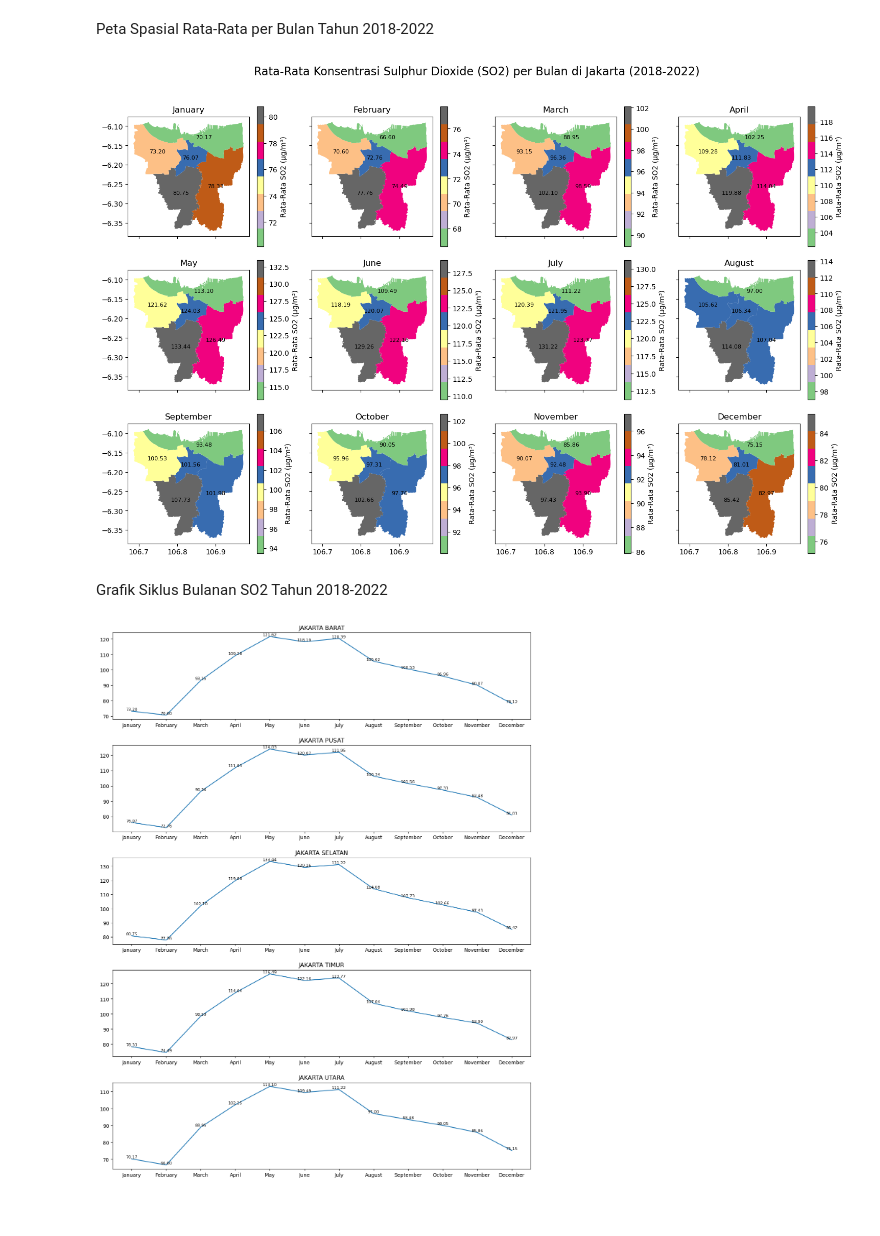
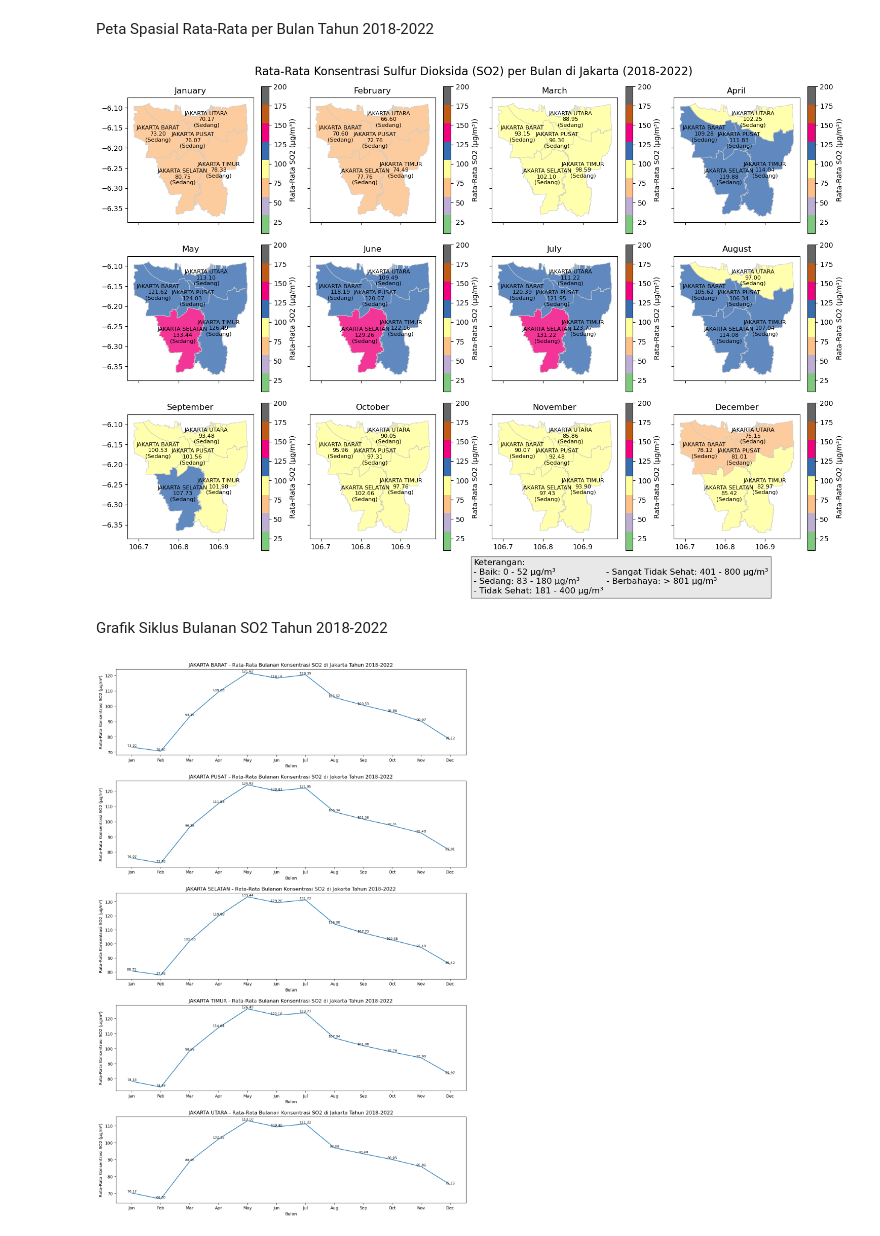
Before and after one commit to Putrizhn/script_putri, a Jupyter notebook: SO_2/result_so2_noyear.ipynb, the cells around one changed output. Cells and saved outputs as stored; diff of their text form; code cells hidden in the pictures; blank space fills up the shorter version.

```diff
--- a/SO_2/result_so2_noyear.ipynb
+++ b/SO_2/result_so2_noyear.ipynb
@@ -97,36 +97,55 @@ Index(['PROVNO', 'KABKOTNO', 'PROVINSI', 'KABKOT', 'geometry', 'index',
 # %% [markdown]
 Peta Spasial Rata-Rata per Bulan Tahun 2018-2022
 # %%
-import calendar
+# Function to determine the category based on PM10 value
+def kategoriPSU(nilai):
+    if nilai <= 52:
+        return "Baik"
+    elif nilai <= 180:
+        return "Sedang"
+    elif nilai <= 400:
+        return "Tidak Sehat"
+    elif nilai <= 800:
+        return "Sangat Tidak Sehat"
+    else:
+        return "Berbahaya"
 
 # Create a figure with subplots for each month
 fig, axs = plt.subplots(3, 4, figsize=(15, 10), sharex=True, sharey=True)
-fig.suptitle('Rata-Rata Konsentrasi Sulphur Dioxide (SO2) per Bulan di Jakarta (2018-2022)', fontsize=16)
+fig.suptitle('Rata-Rata Konsentrasi Sulfur Dioksida (SO2) per Bulan di Jakarta (2018-2022)', fontsize=16)
 
 # Iterate through each month and plot the data
 for month, ax in zip(range(1, 13), axs.flatten()):
     # Filter data for the current month
     data_monthly = polygon_result[polygon_result['month'] == month]
 
-    # Plot the map for the current month
-    data_monthly.plot(ax=ax, column="so2", legend=True, legend_kwds={"label": "Rata-Rata SO2 (µg/m³)"})
+    # Plot the map for the current month with custom color range
+    data_monthly.plot(ax=ax, column="so2", legend=True, legend_kwds={"label": "Rata-Rata SO2 (µg/m³))"},
+                      vmin=10, vmax=200, cmap="Accent", linewidth=0.8, edgecolor="0.8", alpha=0.8)
 
-    # Annotate each polygon with average SO2 value
+    # Annotate each polygon with average PM25 value and PSU category
     for idx, row in data_monthly.iterrows():
-        ax.text(row.geometry.centroid.x, row.geometry.centroid.y, f"{row['so2']:.2f}", fontsize=8, ha='center', va='center')
+        nilai_so2 = row['so2']
+        category = kategoriPSU(nilai_so2)
+        ax.text(row.geometry.centroid.x, row.geometry.centroid.y,
+                f"{row['KABKOT']}\n{nilai_so2:.2f}\n({category})",
+                fontsize=8, ha='center', va='center')
 
-    ax.set_title(calendar.month_name[month])  # Menggunakan modul calendar untuk mendapatkan nama bulan
+    ax.set_title(calendar.month_name[month])  # Using the calendar module to get the month name
+
+# Add a description below the entire map
+overall_description = f"Keterangan:\n- Baik: 0 - 52 µg/m³                   - Sangat Tidak Sehat: 401 - 800 µg/m³\n- Sedang: 83 - 180 µg/m³          - Berbahaya: > 801 µg/m³\n- Tidak Sehat: 181 - 400 µg/m³"
+
+# Add a text box below all the subplots
+fig.text(0.5, -0.06, overall_description, ha='left', fontsize=12, bbox=dict(facecolor='lightgrey', alpha=0.5))
 
 # Adjust layout
-plt.tight_layout(rect=[0, 0, 1, 0.96])
-
-cmap = plt.get_cmap('Accent')
-plt.set_cmap(cmap)
+plt.tight_layout(rect=[0, 0, 1, 1])
 
 # Show the plot
 plt.show()
 # %% [output]
-[figure, old version]
+[figure, new version]
 # %% [markdown]
 Grafik Siklus Bulanan SO2 Tahun 2018-2022
 # %%
@@ -134,28 +153,33 @@ dissolved_result_df['month_name'] = pd.to_datetime(dissolved_result_df['month'],
 
 dissolved_result_df = dissolved_result_df.set_index('month_name')
 # %%
-fig = plt.figure(figsize=(15, 60))
+import calendar
+
+fig, axs = plt.subplots(nrows=5, ncols=1, figsize=(15, 23))
 cities = list(dissolved_result_df['KABKOT'].unique())
 
-# Iterate through each month and plot the data
-for city, ax in zip(cities, range(1, 6)):
-    # Filter data for the current wilayah admin
+# Iterate through each city and plot the data
+for city, ax in zip(cities, axs):
+    # Filter data for the current city
     data_city = dissolved_result_df[dissolved_result_df['KABKOT'] == city]
 
-    # Plot the map for the current kabkot
-    fig.add_subplot(15, 1, ax)
-    plt.plot(data_city['so2'])
-    plt.title(city)
+    # Plot the map for the current city
+    ax.plot(data_city['so2'])
+    ax.set_title(f'{city} - Rata-Rata Bulanan Konsentrasi SO2 di Jakarta Tahun 2018-2022')
+    ax.set_xlabel('Bulan')
+    ax.set_ylabel('Rata-Rata Konsentrasi SO2 (μg/m³)')
+    ax.set_xticks(range(0, 12))  # Adjusted to start from 0
+    ax.set_xticklabels([calendar.month_abbr[i] for i in range(1, 13)])
 
-    # Annotate the average So2 value for each month
+    # Annotate the average PM2.5 value for each month
     for month in range(1, 13):
         avg_so2_monthly = data_city[data_city['month'] == month]['so2'].mean()
-        plt.text(month - 1, avg_so2_monthly, f"{avg_so2_monthly:.2f}",
-                 ha='center', va='bottom', fontsize=8, color='black')
+        ax.text(month - 1, avg_so2_monthly, f"{avg_so2_monthly:.2f}",
+                ha='center', va='bottom', fontsize=8, color='black')
 
 # Adjust layout to fit the subplots within the figure with added space
 plt.subplots_adjust(hspace=0.3)
 
 plt.show()
 # %% [output]
-[figure, old version]
+[figure, new version]
```
Also changed, not shown: parts of 2 cells of this notebook, 1 other file.
